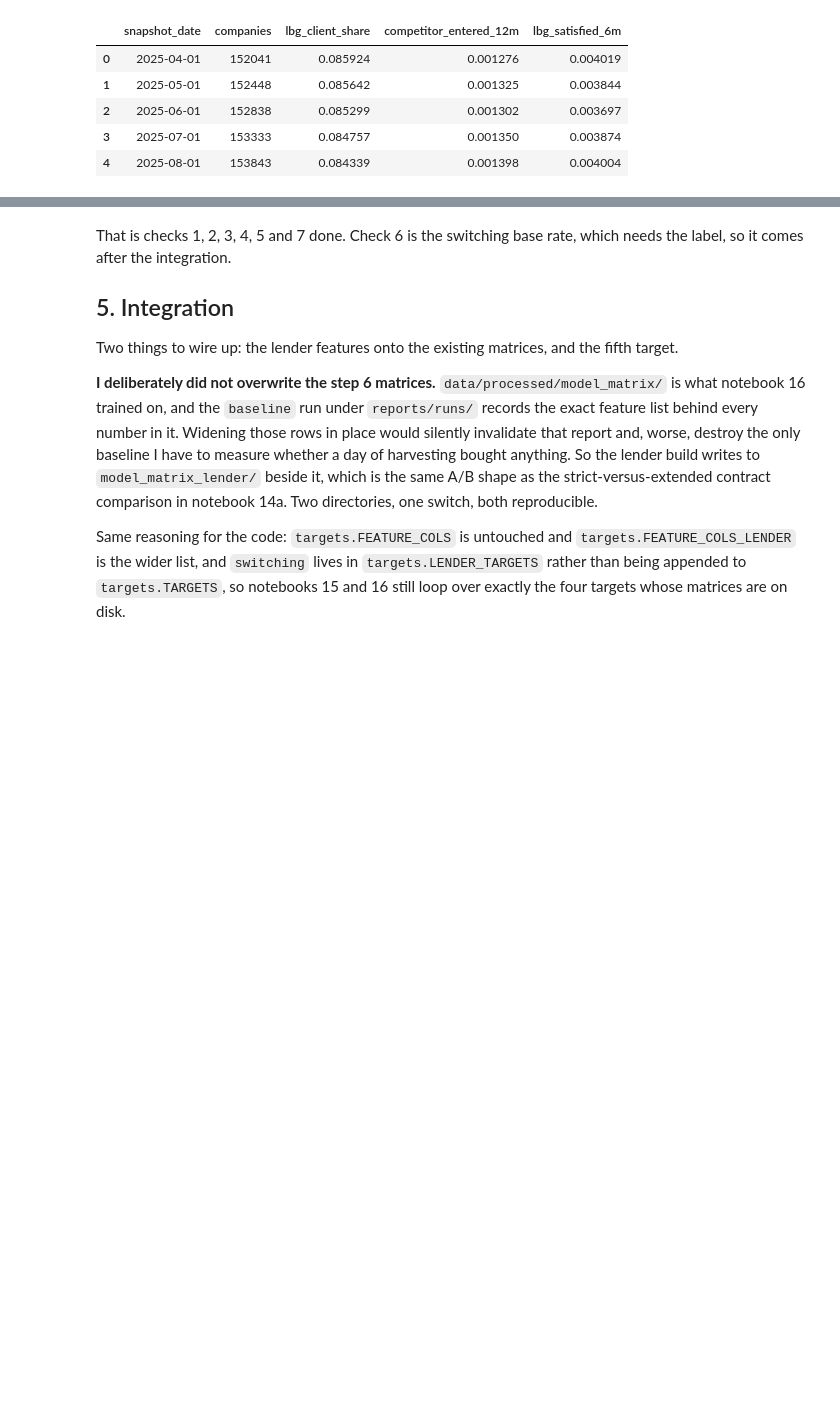
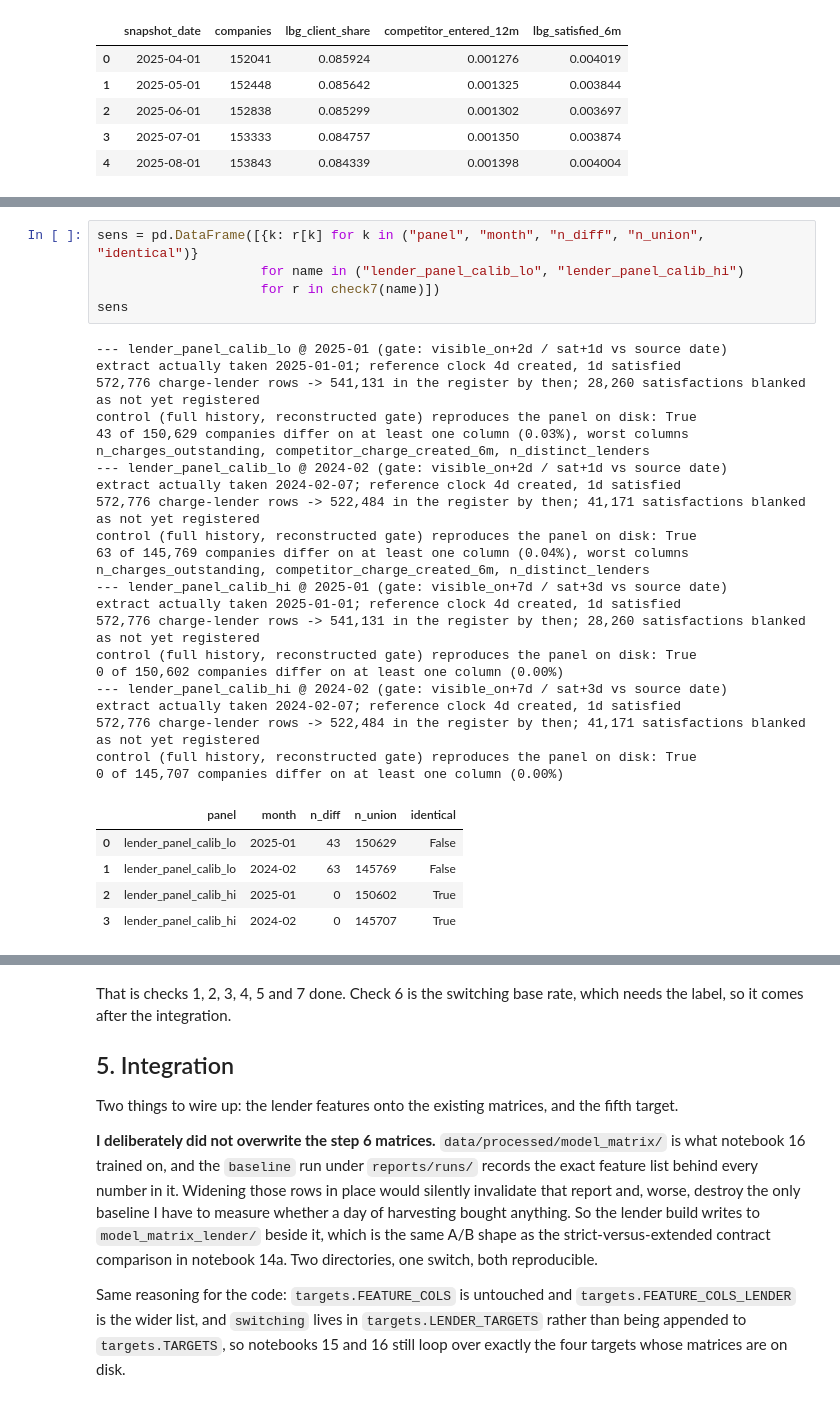
Before and after one commit to Viklin41/lloyds-commercial-banking-intelligence-2026, a Jupyter notebook: notebooks/14b_lender_charges.ipynb, the cells around one changed output, grey strips where cells are left out. Saved outputs shown, nothing was run; the diff lists cells and outputs as text; blank space fills up the shorter version.

```diff
--- a/notebooks/14b_lender_charges.ipynb
+++ b/notebooks/14b_lender_charges.ipynb
@@ -993,0 +1026,31 @@ lands, re-run this cell and nothing else in it changes.
+# %%
+sens = pd.DataFrame([{k: r[k] for k in ("panel", "month", "n_diff", "n_union", "identical")}
+                     for name in ("lender_panel_calib_lo", "lender_panel_calib_hi")
+                     for r in check7(name)])
+sens
+# %% [output]
+--- lender_panel_calib_lo @ 2025-01 (gate: visible_on+2d / sat+1d vs source date)
+extract actually taken 2025-01-01; reference clock 4d created, 1d satisfied
+572,776 charge-lender rows -> 541,131 in the register by then; 28,260 satisfactions blanked as not yet registered
+control (full history, reconstructed gate) reproduces the panel on disk: True
+43 of 150,629 companies differ on at least one column (0.03%), worst columns n_charges_outstanding, competitor_charge_created_6m, n_distinct_lenders
+--- lender_panel_calib_lo @ 2024-02 (gate: visible_on+2d / sat+1d vs source date)
+extract actually taken 2024-02-07; reference clock 4d created, 1d satisfied
+572,776 charge-lender rows -> 522,484 in the register by then; 41,171 satisfactions blanked as not yet registered
+control (full history, reconstructed gate) reproduces the panel on disk: True
+63 of 145,769 companies differ on at least one column (0.04%), worst columns n_charges_outstanding, competitor_charge_created_6m, n_distinct_lenders
+--- lender_panel_calib_hi @ 2025-01 (gate: visible_on+7d / sat+3d vs source date)
+extract actually taken 2025-01-01; reference clock 4d created, 1d satisfied
+572,776 charge-lender rows -> 541,131 in the register by then; 28,260 satisfactions blanked as not yet registered
+control (full history, reconstructed gate) reproduces the panel on disk: True
+0 of 150,602 companies differ on at least one column (0.00%)
+--- lender_panel_calib_hi @ 2024-02 (gate: visible_on+7d / sat+3d vs source date)
+extract actually taken 2024-02-07; reference clock 4d created, 1d satisfied
+572,776 charge-lender rows -> 522,484 in the register by then; 41,171 satisfactions blanked as not yet registered
+control (full history, reconstructed gate) reproduces the panel on disk: True
+0 of 145,707 companies differ on at least one column (0.00%)
+|  | panel | month | n_diff | n_union | identical |
+| 0 | lender_panel_calib_lo | 2025-01 | 43 | 150629 | False |
+| 1 | lender_panel_calib_lo | 2024-02 | 63 | 145769 | False |
+| 2 | lender_panel_calib_hi | 2025-01 | 0 | 150602 | True |
+| 3 | lender_panel_calib_hi | 2024-02 | 0 | 145707 | True |
```
Also changed, not shown: parts of 30 cells of this notebook.
